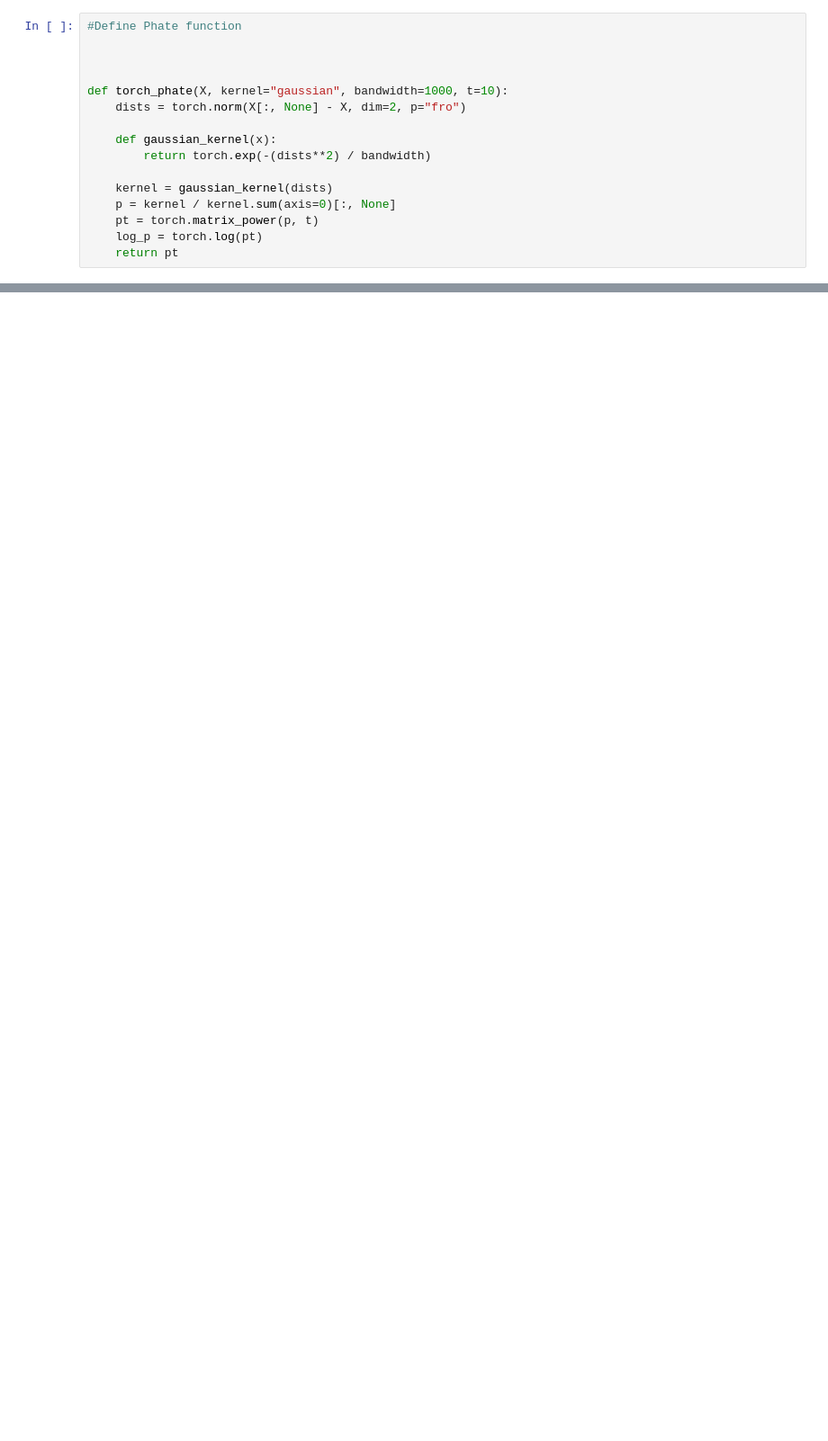
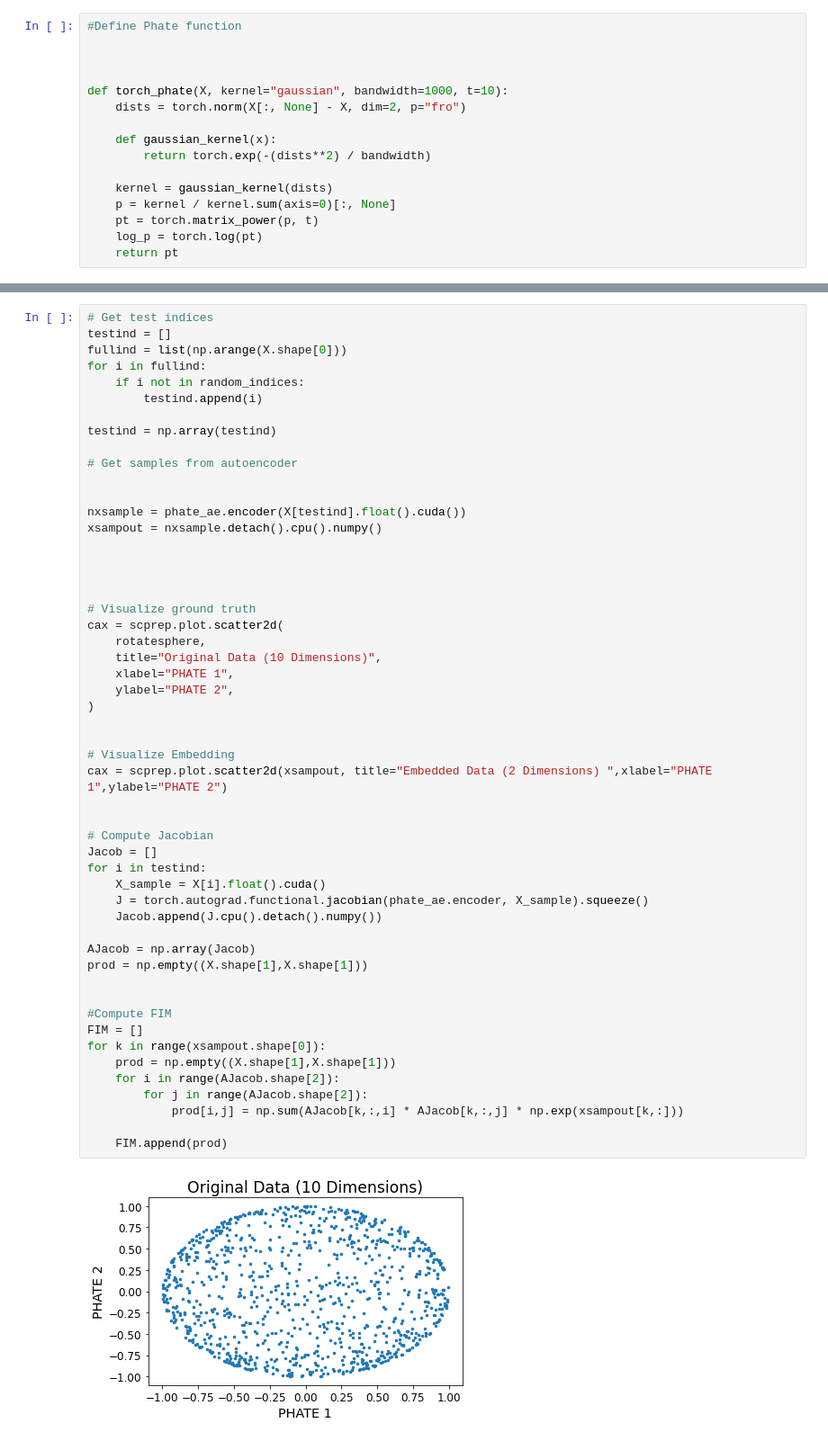
Before and after one commit to guillaumehu/phate_fim, a Jupyter notebook: notebooks/df-sphere-autoencoder.ipynb, the cells around one changed output, grey strips where cells are left out. Shown: that part at 90% size. Drawn from its saved outputs; the diff is of its cells as text; blank space fills up the shorter version.

```diff
--- a/notebooks/df-sphere-autoencoder.ipynb
+++ b/notebooks/df-sphere-autoencoder.ipynb
@@ -290,0 +274,54 @@ for k in range(xsampout.shape[0]):
+# %%
+# Get test indices
+testind = []
+fullind = list(np.arange(X.shape[0]))
+for i in fullind:
+    if i not in random_indices:
+        testind.append(i)
+
+testind = np.array(testind)
+
+# Get samples from autoencoder
+
+
+nxsample = phate_ae.encoder(X[testind].float().cuda())
+xsampout = nxsample.detach().cpu().numpy()
+
+
+
+
+# Visualize ground truth
+cax = scprep.plot.scatter2d(
+    rotatesphere,
+    title="Original Data (10 Dimensions)",
+    xlabel="PHATE 1",
+    ylabel="PHATE 2",
+)
+
+
+# Visualize Embedding
+cax = scprep.plot.scatter2d(xsampout, title="Embedded Data (2 Dimensions) ",xlabel="PHATE 1",ylabel="PHATE 2")
+
+
+# Compute Jacobian
+Jacob = []
+for i in testind:
+    X_sample = X[i].float().cuda()
+    J = torch.autograd.functional.jacobian(phate_ae.encoder, X_sample).squeeze()
+    Jacob.append(J.cpu().detach().numpy())
+
+AJacob = np.array(Jacob)
+prod = np.empty((X.shape[1],X.shape[1]))
+
+
+#Compute FIM
+FIM = []
+for k in range(xsampout.shape[0]):
+    prod = np.empty((X.shape[1],X.shape[1]))
+    for i in range(AJacob.shape[2]):
+        for j in range(AJacob.shape[2]):
+            prod[i,j] = np.sum(AJacob[k,:,i] * AJacob[k,:,j] * np.exp(xsampout[k,:]))
+
+    FIM.append(prod)
+# %% [output]
+[figure, added]
```
Also changed, not shown: parts of 11 cells of this notebook, 1 other file.
